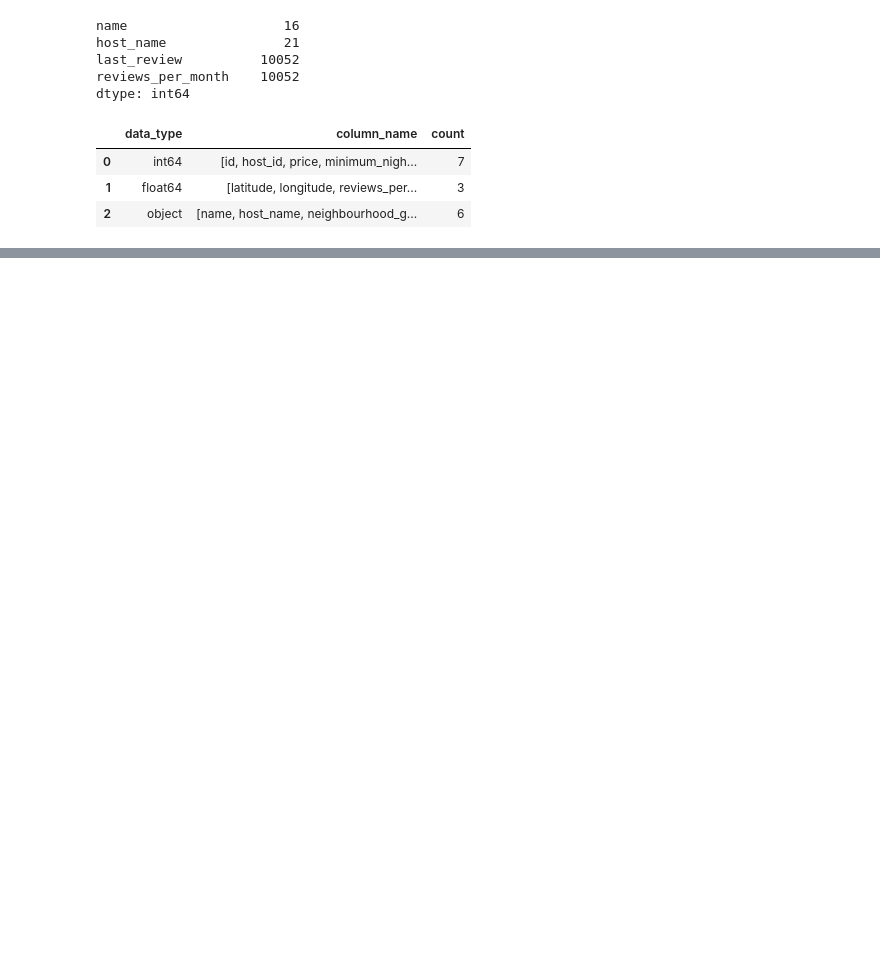
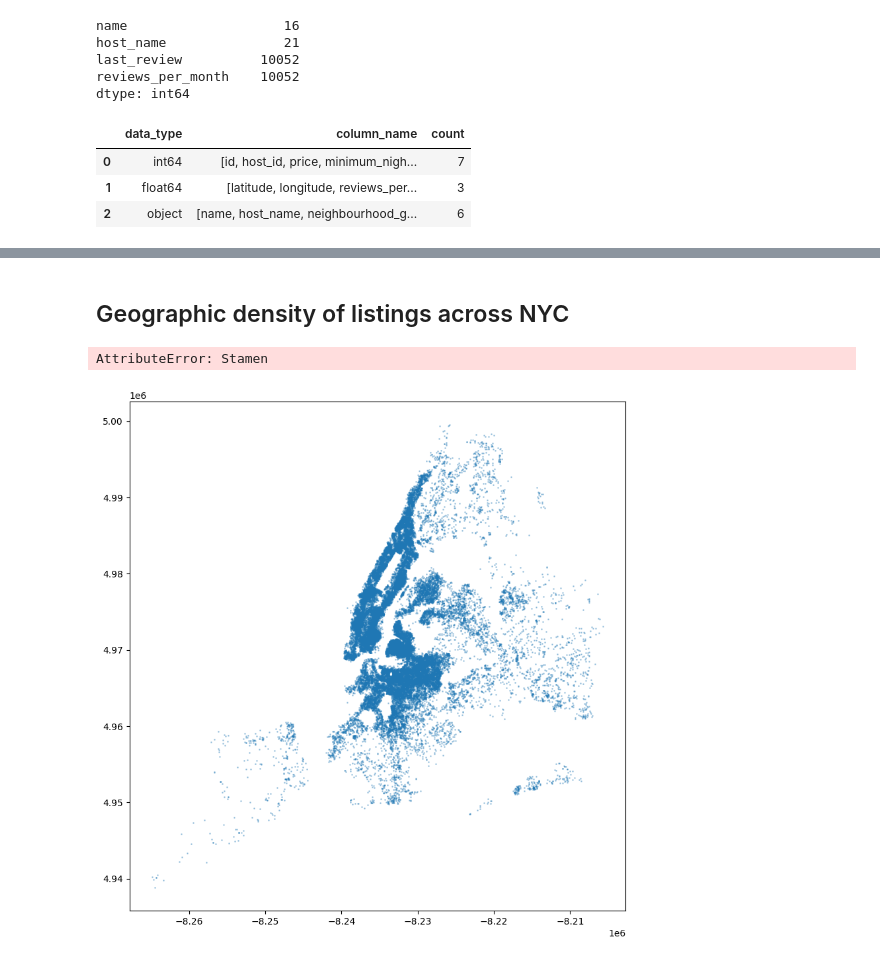
Before and after one commit to msalaverri/machine-learning-python-msalaverri, a Jupyter notebook: src/explore.ipynb, the cells around one changed output, grey strips where cells are left out. Drawn from its saved outputs; the diff is of its cells as text; code cells hidden in the pictures; blank space fills up the shorter version.

```diff
--- a/src/explore.ipynb
+++ b/src/explore.ipynb
@@ -115,0 +226,24 @@ dtype: int64
+# %% [markdown]
+## Geographic density of listings across NYC
+# %%
+import geopandas as gpd
+import contextily as ctx
+
+gdf = gpd.GeoDataFrame(df, geometry=gpd.points_from_xy(df.longitude, df.latitude), crs='EPSG:4326')
+gdf = gdf.to_crs(epsg=3857)
+
+ax = gdf.plot(figsize=(10, 10), alpha=0.3, markersize=1)
+ctx.add_basemap(ax, source=ctx.providers.Stamen.TonerLite)
+plt.title('Airbnb Listings in NYC on Real Map')
+plt.axis('off')
+plt.show()
+
+#plt.figure(figsize=(10, 8))
+#sns.kdeplot(data=df, x='longitude', y='latitude', cmap='Reds', fill=True, thresh=0.05)
+#plt.title('Heatmap of Airbnb Listings in NYC')
+#plt.xlabel('Longitude')
+#plt.ylabel('Latitude')
+#plt.show()
+# %% [output]
+AttributeError: Stamen
+[figure, added]
```
Also changed, not shown: parts of 16 cells of this notebook.
